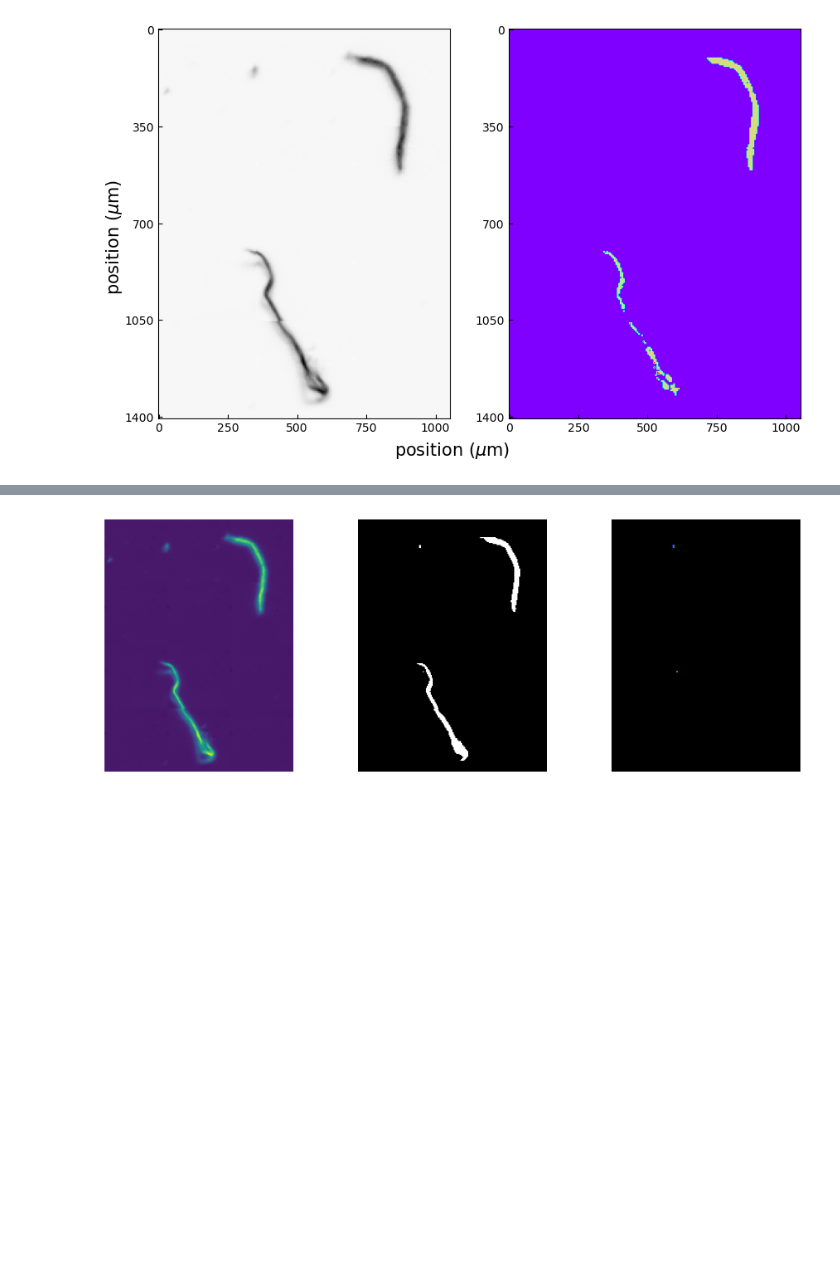
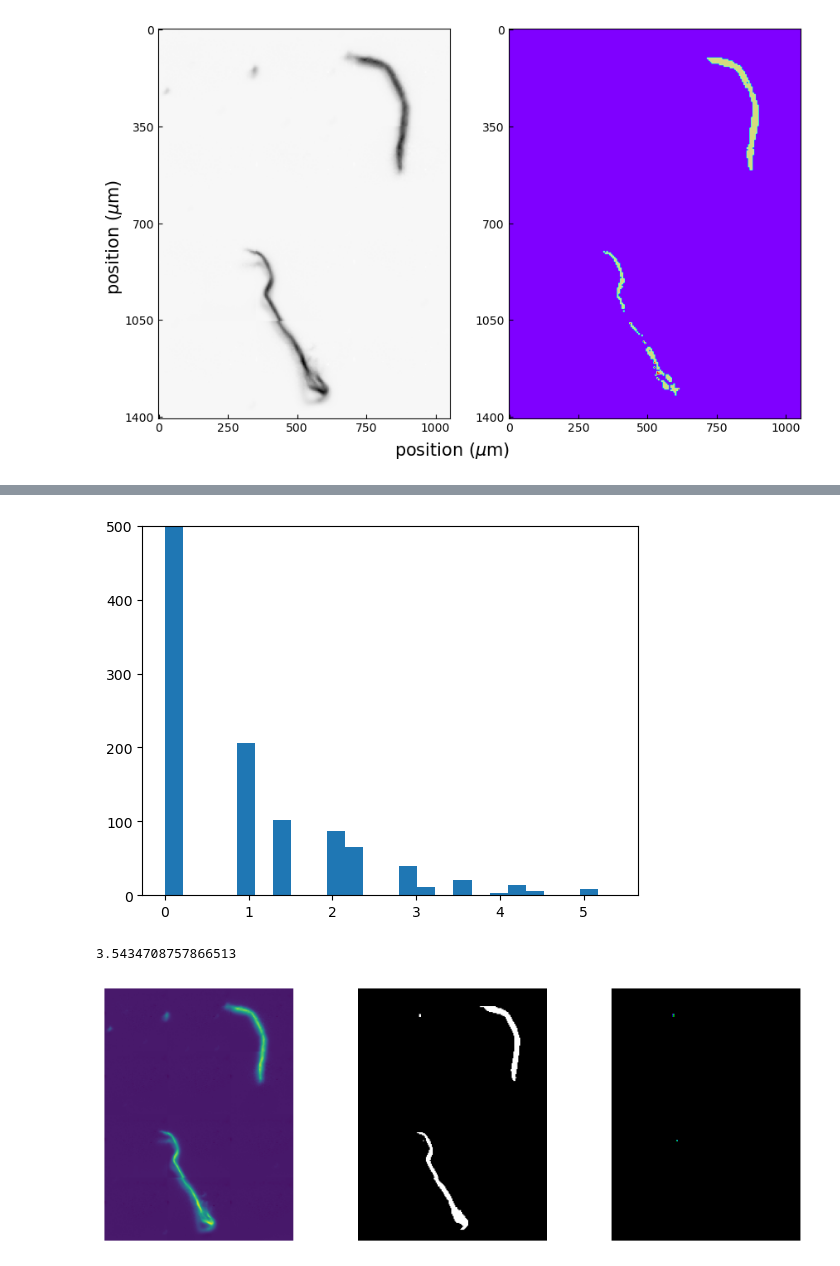
Before and after one commit to Ocean-Wise/agilent-ir-formats, a Jupyter notebook: practice_notebook.ipynb, the cells around one changed output, grey strips where cells are left out. Saved outputs shown, nothing was run; the diff lists cells and outputs as text; code cells hidden in the pictures; blank space fills up the shorter version.

```diff
--- a/practice_notebook.ipynb
+++ b/practice_notebook.ipynb
@@ -144 +170,12 @@ im = ndimage.gaussian_filter(im, sigma=l/(4.*n))
+# %%
+skel, distance = medial_axis(props[2].image, return_distance=True)
+#plt.imshow(distance)
+
+plt.hist(distance.flatten(), bins=25)
+plt.ylim([0,500])
+plt.show()
+np.mean([k for k in distance.flatten() if k >= np.max(distance.flatten())/2])
+# %% [output]
+[figure, added]
+3.5434708757866513
 # %%
```
Also changed, not shown: parts of 5 cells of this notebook.
